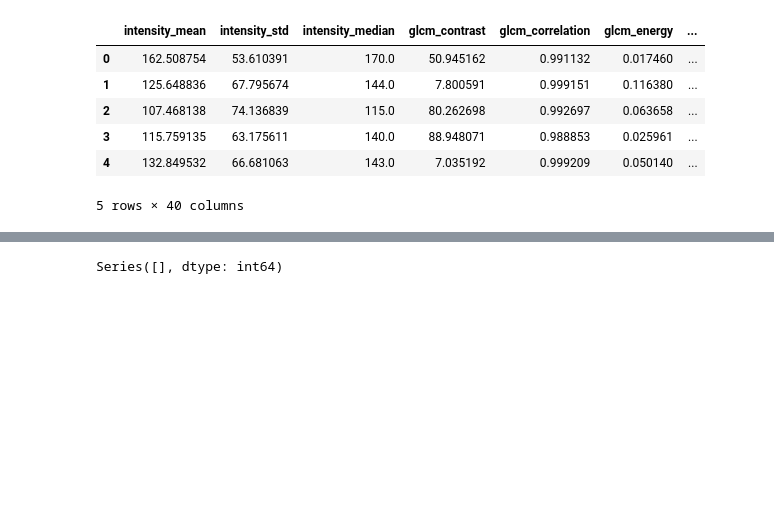
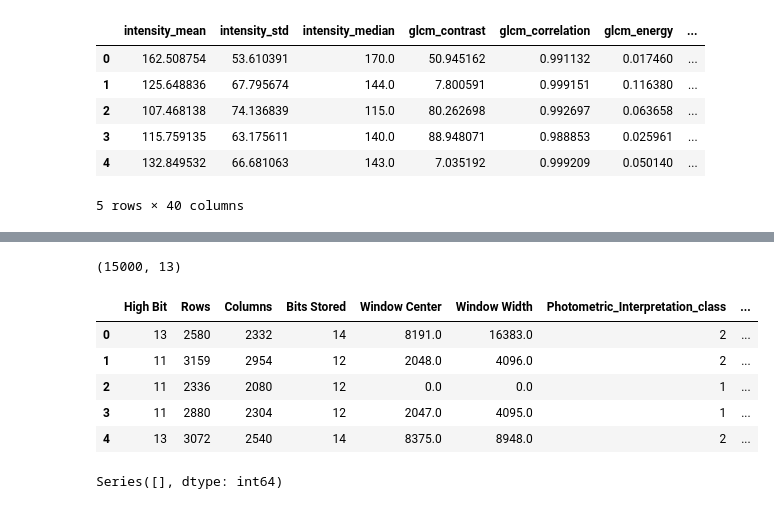
Before and after one commit to AlexisBalayre/chest-x-ray-abnormalities-detection, a Jupyter notebook: features_extraction.ipynb, the cells around one changed output, grey strips where cells are left out. Cells and saved outputs as stored; diff of their text form; code cells hidden in the pictures; blank space fills up the shorter version.

```diff
--- a/features_extraction.ipynb
+++ b/features_extraction.ipynb
@@ -880,7 +880,3 @@ df_pixel_features.head()
 | 3 | 115.759135 | 63.175611 | 140.0 | 88.948071 | 0.988853 | 0.025961 | ... |
 | 4 | 132.849532 | 66.681063 | 143.0 | 7.035192 | 0.999209 | 0.050140 | ... |
 5 rows × 40 columns
-# %%
-df_merged = pd.merge(df_merged, df_pixel_features, on='image_id')
-print(df_merged.shape)
-df_merged.head()
@@ -986,0 +979,11 @@ X = df_merged.drop(columns=["class_id"])
+# %%
+print(X.shape)
+X.head()
+# %% [output]
+(15000, 13)
+|  | High Bit | Rows | Columns | Bits Stored | Window Center | Window Width | Photometric_Interpretation_class | ... |
+| 0 | 13 | 2580 | 2332 | 14 | 8191.0 | 16383.0 | 2 | ... |
+| 1 | 11 | 3159 | 2954 | 12 | 2048.0 | 4096.0 | 2 | ... |
+| 2 | 11 | 2336 | 2080 | 12 | 0.0 | 0.0 | 1 | ... |
+| 3 | 11 | 2880 | 2304 | 12 | 2047.0 | 4095.0 | 1 | ... |
+| 4 | 13 | 3072 | 2540 | 14 | 8375.0 | 8948.0 | 2 | ... |
```
Also changed, not shown: parts of 45 cells of this notebook, 36 other files.
